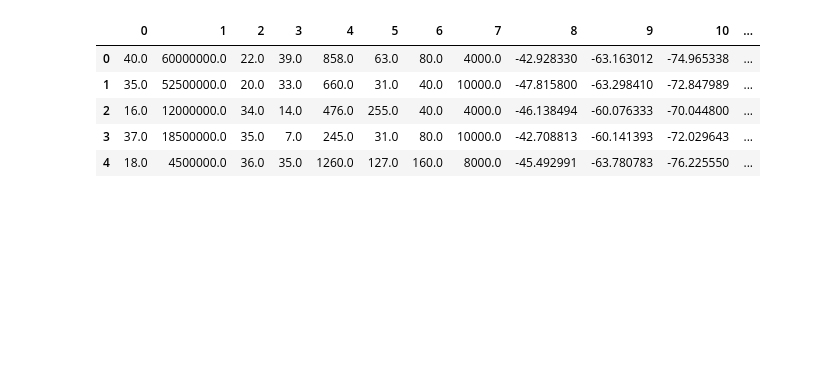
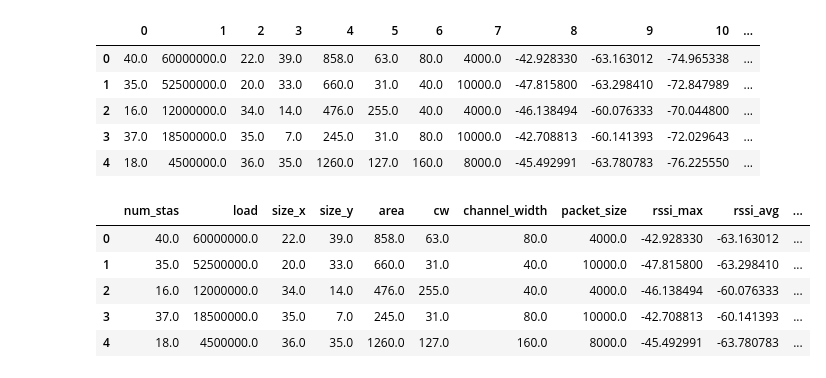
Before and after one commit to PereAhrigones/AAX_seminars, a Jupyter notebook: Seminar 1/Seminar_1.ipynb, the cells around one changed output. Drawn from its saved outputs; the diff is of its cells as text; code cells hidden in the pictures; blank space fills up the shorter version.

```diff
--- a/Seminar 1/Seminar_1.ipynb
+++ b/Seminar 1/Seminar_1.ipynb
@@ -17,0 +13,21 @@ data.columns = ["Num of STAs", "Throughput", "Size(x)", "Size(y)", "Area(xy)", "
+# %%
+import pandas as pd
+
+columns = [
+    "num_stas", "load", "size_x", "size_y", "area",
+    "cw", "channel_width", "packet_size",
+    "rssi_max", "rssi_avg", "rssi_min",
+    "failure_prob", "throughput",
+    "avg_delay", "total_airtime", "prop_airtime"
+]
+
+data = pd.read_csv('dataset_Seminar1.txt', sep=' ', header=None, names=columns)
+
+display(data.head())
+# %% [output]
+|  | num_stas | load | size_x | size_y | area | cw | channel_width | packet_size | rssi_max | rssi_avg | ... |
+| 0 | 40.0 | 60000000.0 | 22.0 | 39.0 | 858.0 | 63.0 | 80.0 | 4000.0 | -42.928330 | -63.163012 | ... |
+| 1 | 35.0 | 52500000.0 | 20.0 | 33.0 | 660.0 | 31.0 | 40.0 | 10000.0 | -47.815800 | -63.298410 | ... |
+| 2 | 16.0 | 12000000.0 | 34.0 | 14.0 | 476.0 | 255.0 | 40.0 | 4000.0 | -46.138494 | -60.076333 | ... |
+| 3 | 37.0 | 18500000.0 | 35.0 | 7.0 | 245.0 | 31.0 | 80.0 | 10000.0 | -42.708813 | -60.141393 | ... |
+| 4 | 18.0 | 4500000.0 | 36.0 | 35.0 | 1260.0 | 127.0 | 160.0 | 8000.0 | -45.492991 | -63.780783 | ... |
```
Also changed, not shown: parts of 9 cells of this notebook, 1 other file.
